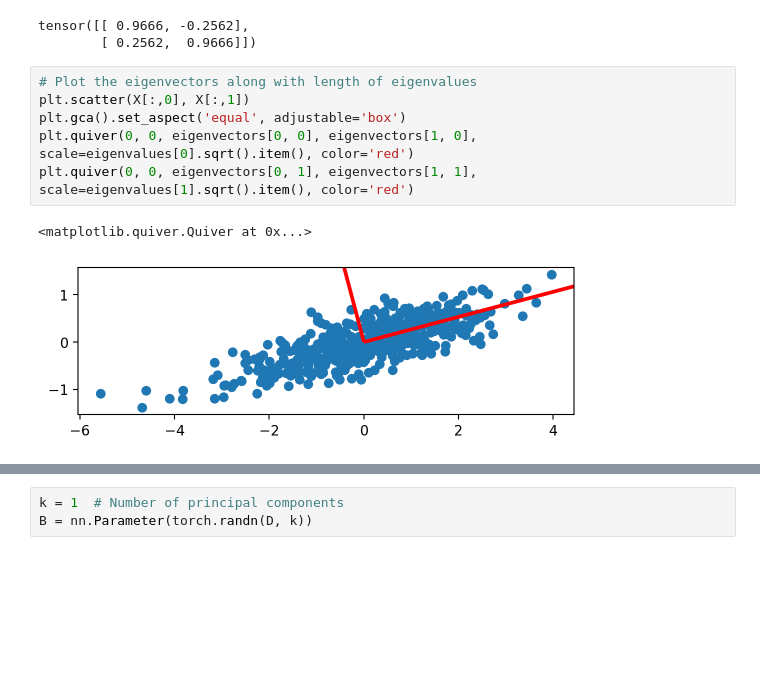
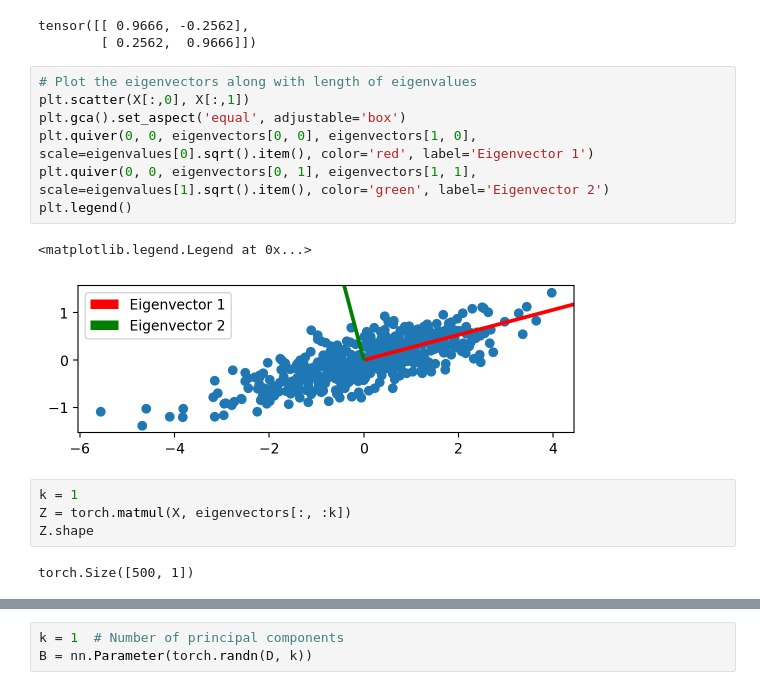
Before and after one commit to nipunbatra/ml-teaching, a Jupyter notebook: notebooks/pca.ipynb, the cells around one changed output, grey strips where cells are left out. Saved outputs shown, nothing was run; the diff lists cells and outputs as text; blank space fills up the shorter version.

```diff
--- a/notebooks/pca.ipynb
+++ b/notebooks/pca.ipynb
@@ -55,9 +55,16 @@ tensor([[ 0.9666, -0.2562],
 # %%
 # Plot the eigenvectors along with length of eigenvalues
 plt.scatter(X[:,0], X[:,1])
 plt.gca().set_aspect('equal', adjustable='box')
-plt.quiver(0, 0, eigenvectors[0, 0], eigenvectors[1, 0], scale=eigenvalues[0].sqrt().item(), color='red')
-plt.quiver(0, 0, eigenvectors[0, 1], eigenvectors[1, 1], scale=eigenvalues[1].sqrt().item(), color='red')
+plt.quiver(0, 0, eigenvectors[0, 0], eigenvectors[1, 0], scale=eigenvalues[0].sqrt().item(), color='red', label='Eigenvector 1')
+plt.quiver(0, 0, eigenvectors[0, 1], eigenvectors[1, 1], scale=eigenvalues[1].sqrt().item(), color='green', label='Eigenvector 2')
+plt.legend()
 # %% [output]
-<matplotlib.quiver.Quiver at 0x...>
+<matplotlib.legend.Legend at 0x...>
-[figure, old version]
+[figure, new version]
+# %%
+k = 1
+Z = torch.matmul(X, eigenvectors[:, :k])
+Z.shape
+# %% [output]
+torch.Size([500, 1])
```
Also changed, not shown: parts of 40 cells of this notebook.
